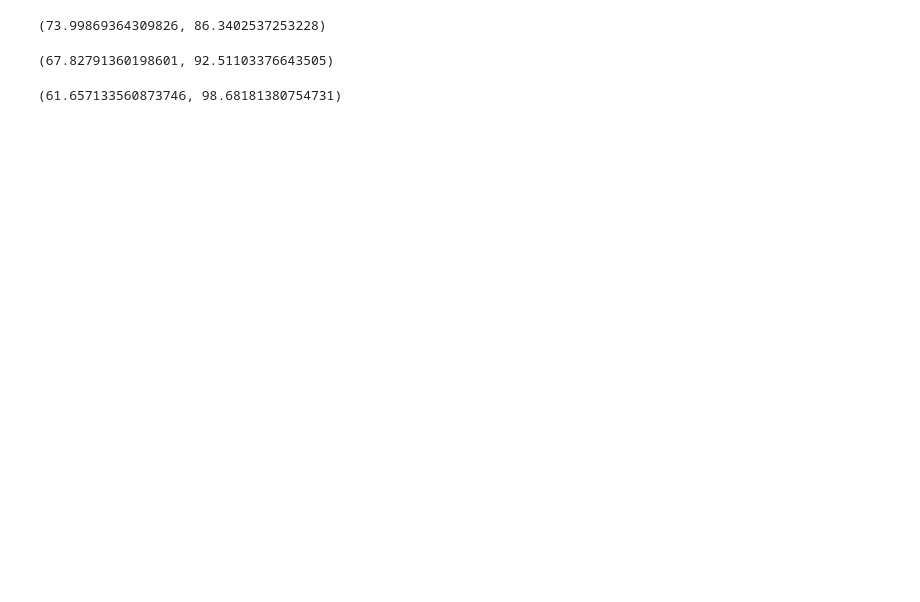
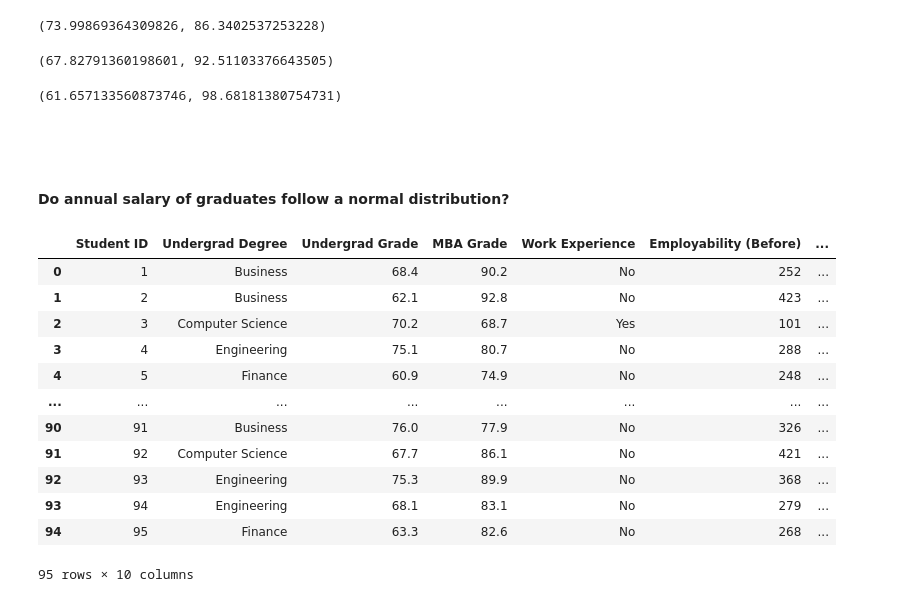
Before and after one commit to MeetPatel89/recruitment_analysis, a Jupyter notebook: dist.ipynb, the cells around one changed output. Cells and saved outputs as stored; diff of their text form; code cells hidden in the pictures; blank space fills up the shorter version.

```diff
--- a/dist.ipynb
+++ b/dist.ipynb
@@ -143,3 +143,23 @@ lower_bound_3_std_dev = mean_grades - 3*std_dev_grades
 lower_bound_3_std_dev, upper_bound_3_std_dev
 # %% [output]
 (61.657133560873746, 98.68181380754731)
+# %% [markdown]
+####
+# %% [markdown]
+#### Do annual salary of graduates follow a normal distribution?
+# %%
+student_grades
+# %% [output]
+|  | Student ID | Undergrad Degree | Undergrad Grade | MBA Grade | Work Experience | Employability (Before) | ... |
+| 0 | 1 | Business | 68.4 | 90.2 | No | 252 | ... |
+| 1 | 2 | Business | 62.1 | 92.8 | No | 423 | ... |
+| 2 | 3 | Computer Science | 70.2 | 68.7 | Yes | 101 | ... |
+| 3 | 4 | Engineering | 75.1 | 80.7 | No | 288 | ... |
+| 4 | 5 | Finance | 60.9 | 74.9 | No | 248 | ... |
+| ... | ... | ... | ... | ... | ... | ... | ... |
+| 90 | 91 | Business | 76.0 | 77.9 | No | 326 | ... |
+| 91 | 92 | Computer Science | 67.7 | 86.1 | No | 421 | ... |
+| 92 | 93 | Engineering | 75.3 | 89.9 | No | 368 | ... |
+| 93 | 94 | Engineering | 68.1 | 83.1 | No | 279 | ... |
+| 94 | 95 | Finance | 63.3 | 82.6 | No | 268 | ... |
+95 rows × 10 columns
```
Also changed, not shown: parts of 13 cells of this notebook.
